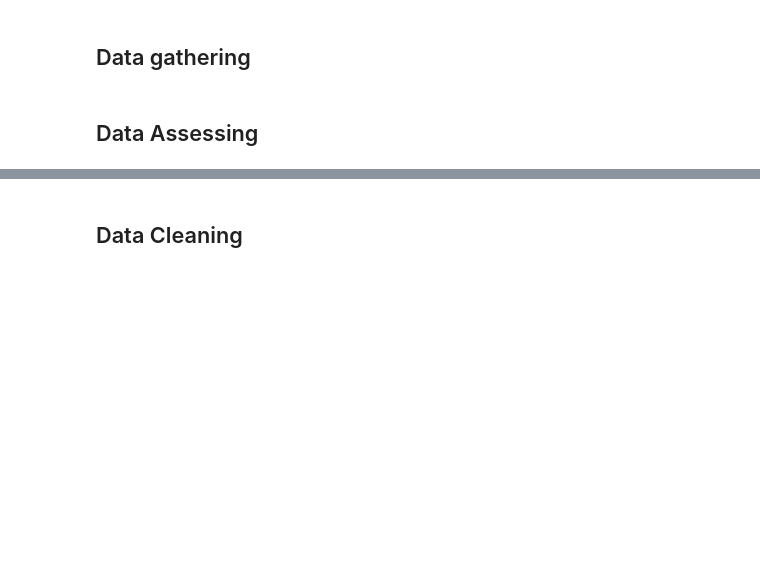
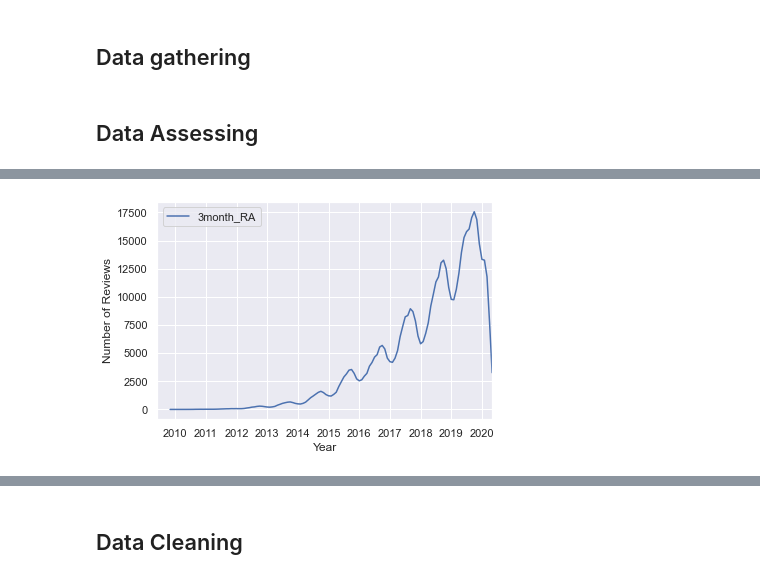
Before and after one commit to yuokamura/AirBnB_Berlin, a Jupyter notebook: Airbnb_Project.ipynb, the cells around one changed output, grey strips where cells are left out. Drawn from its saved outputs; the diff is of its cells as text; code cells hidden in the pictures; blank space fills up the shorter version.

Commit message:
added plot for the first question

```diff
--- a/Airbnb_Project.ipynb
+++ b/Airbnb_Project.ipynb
@@ -7,10 +7,9 @@ import numpy as np
 import pandas as pd
 import matplotlib.pyplot as plt
 import seaborn as sns
+sns.set()
 
 %matplotlib inline
-
-np.random.seed(seed=42)
 # %% [markdown]
 ## Data gathering
 # %%
@@ -53,3 +24,2 @@ df_listings.columns.to_list()
 # %%
-df_calender = pd.read_csv('data/calendar.csv.gz')
-df_calender.head(5)
+df_reviews = pd.read_csv('data/reviews.csv.gz')
@@ -66,0 +60,2 @@ df_calender.date.max()
+# %%
+df_reviews['date'] = pd.to_datetime(df_reviews['date'])
@@ -66,0 +64,4 @@ df_calender.date.max()
+# %%
+df_grouped=df_reviews.groupby([df_reviews['date'].dt.to_period('M')]).size().reset_index(name='count')
+df_grouped['3month_RA']=df_grouped.rolling(3).mean()
+df_grouped
@@ -66,0 +82,7 @@ df_calender.date.max()
+# %%
+ax=df_grouped.plot(x='date', y='3month_RA', kind='line')
+ax.set_xlabel('Year')
+ax.set_ylabel('Number of Reviews')
+plt.show()
+# %% [output]
+[figure, added]
```
Also changed, not shown: parts of 15 cells of this notebook.
